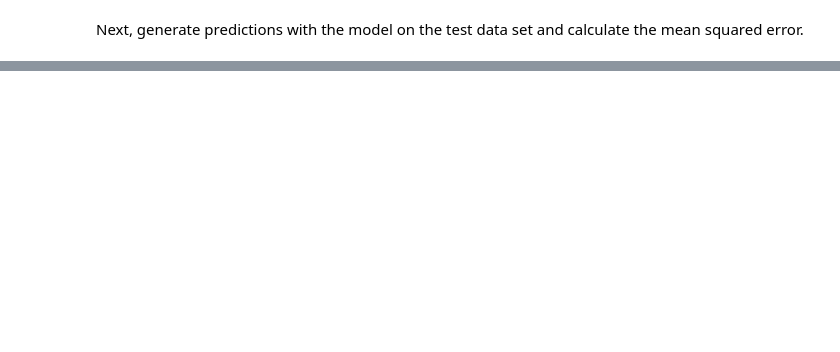
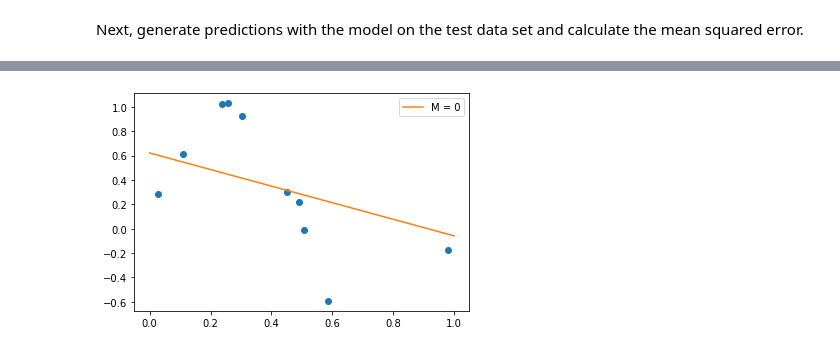
Before and after one commit to jjames71396/Assignment2, a Jupyter notebook: Assignment2.ipynb, the cells around one changed output, grey strips where cells are left out. Cells and saved outputs as stored; diff of their text form; code cells hidden in the pictures; blank space fills up the shorter version.

```diff
--- a/Assignment2.ipynb
+++ b/Assignment2.ipynb
@@ -270,0 +231,4 @@ array([0.19677587], dtype=float32)
+# %%
+visualize(first_model, train_x, train_y)
+# %% [output]
+[figure, added]
```
Also changed, not shown: parts of 52 cells of this notebook.
